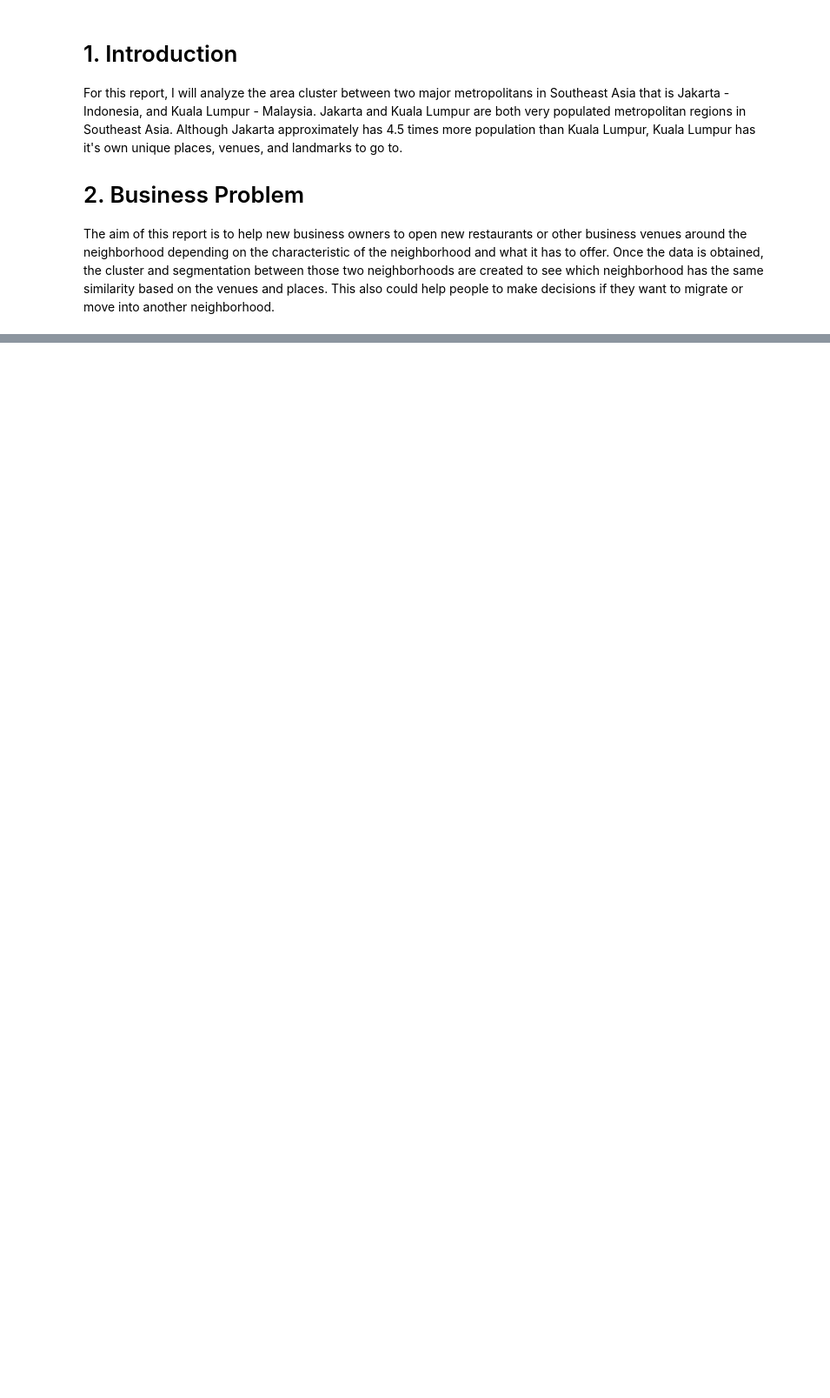
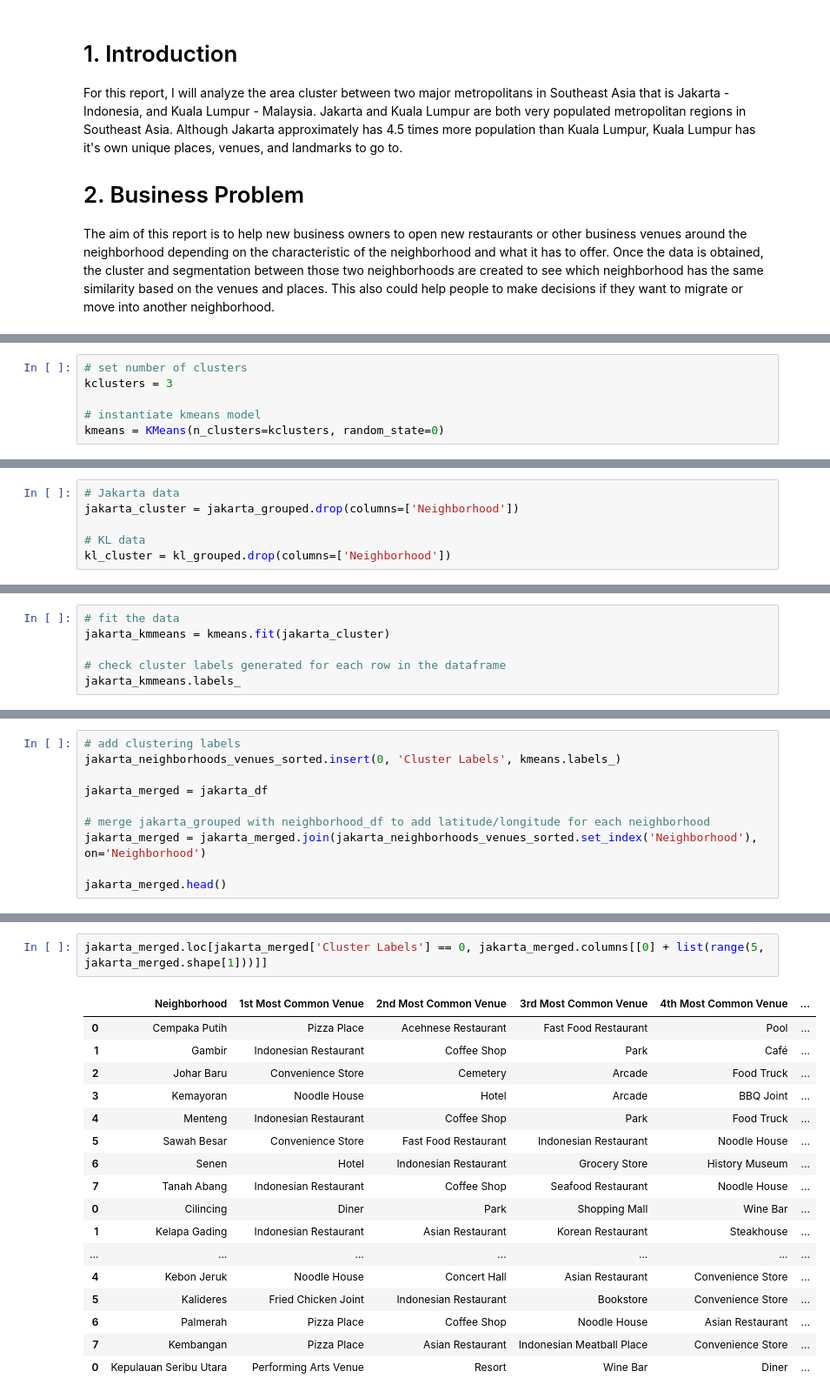
Before and after one commit to agungatd/Coursera_Capstone, a Jupyter notebook: Battle of Neighborhood.ipynb, the cells around one changed output, grey strips where cells are left out. Shown: that part at 87% size. Cells and saved outputs as stored; diff of their text form; blank space fills up the shorter version.

```diff
--- a/Battle of Neighborhood.ipynb
+++ b/Battle of Neighborhood.ipynb
@@ -10,0 +609,6 @@ The aim of this report is to help new business owners to open new restaurants or
+# %%
+# set number of clusters
+kclusters = 3
+
+# instantiate kmeans model
+kmeans = KMeans(n_clusters=kclusters, random_state=0)
@@ -10,0 +618,6 @@ The aim of this report is to help new business owners to open new restaurants or
+# %%
+# Jakarta data
+jakarta_cluster = jakarta_grouped.drop(columns=['Neighborhood'])
+
+# KL data
+kl_cluster = kl_grouped.drop(columns=['Neighborhood'])
@@ -10,0 +627,6 @@ The aim of this report is to help new business owners to open new restaurants or
+# %%
+# fit the data
+jakarta_kmmeans = kmeans.fit(jakarta_cluster)
+
+# check cluster labels generated for each row in the dataframe
+jakarta_kmmeans.labels_
@@ -10,0 +637,10 @@ The aim of this report is to help new business owners to open new restaurants or
+# %%
+# add clustering labels
+jakarta_neighborhoods_venues_sorted.insert(0, 'Cluster Labels', kmeans.labels_)
+
+jakarta_merged = jakarta_df
+
+# merge jakarta_grouped with neighborhood_df to add latitude/longitude for each neighborhood
+jakarta_merged = jakarta_merged.join(jakarta_neighborhoods_venues_sorted.set_index('Neighborhood'), on='Neighborhood')
+
+jakarta_merged.head()
@@ -10,0 +756,20 @@ The aim of this report is to help new business owners to open new restaurants or
+# %%
+jakarta_merged.loc[jakarta_merged['Cluster Labels'] == 0, jakarta_merged.columns[[0] + list(range(5, jakarta_merged.shape[1]))]]
+# %% [output]
+|  | Neighborhood | 1st Most Common Venue | 2nd Most Common Venue | 3rd Most Common Venue | 4th Most Common Venue | ... |
+| 0 | Cempaka Putih | Pizza Place | Acehnese Restaurant | Fast Food Restaurant | Pool | ... |
+| 1 | Gambir | Indonesian Restaurant | Coffee Shop | Park | Café | ... |
+| 2 | Johar Baru | Convenience Store | Cemetery | Arcade | Food Truck | ... |
+| 3 | Kemayoran | Noodle House | Hotel | Arcade | BBQ Joint | ... |
+| 4 | Menteng | Indonesian Restaurant | Coffee Shop | Park | Food Truck | ... |
+| 5 | Sawah Besar | Convenience Store | Fast Food Restaurant | Indonesian Restaurant | Noodle House | ... |
+| 6 | Senen | Hotel | Indonesian Restaurant | Grocery Store | History Museum | ... |
+| 7 | Tanah Abang | Indonesian Restaurant | Coffee Shop | Seafood Restaurant | Noodle House | ... |
+| 0 | Cilincing | Diner | Park | Shopping Mall | Wine Bar | ... |
+| 1 | Kelapa Gading | Indonesian Restaurant | Asian Restaurant | Korean Restaurant | Steakhouse | ... |
+| ... | ... | ... | ... | ... | ... | ... |
+| 4 | Kebon Jeruk | Noodle House | Concert Hall | Asian Restaurant | Convenience Store | ... |
+| 5 | Kalideres | Fried Chicken Joint | Indonesian Restaurant | Bookstore | Convenience Store | ... |
+| 6 | Palmerah | Pizza Place | Coffee Shop | Noodle House | Asian Restaurant | ... |
+| 7 | Kembangan | Pizza Place | Asian Restaurant | Indonesian Meatball Place | Convenience Store | ... |
+| 0 | Kepulauan Seribu Utara | Performing Arts Venue | Resort | Wine Bar | Diner | ... |
```
Also changed, not shown: parts of 107 cells of this notebook.
